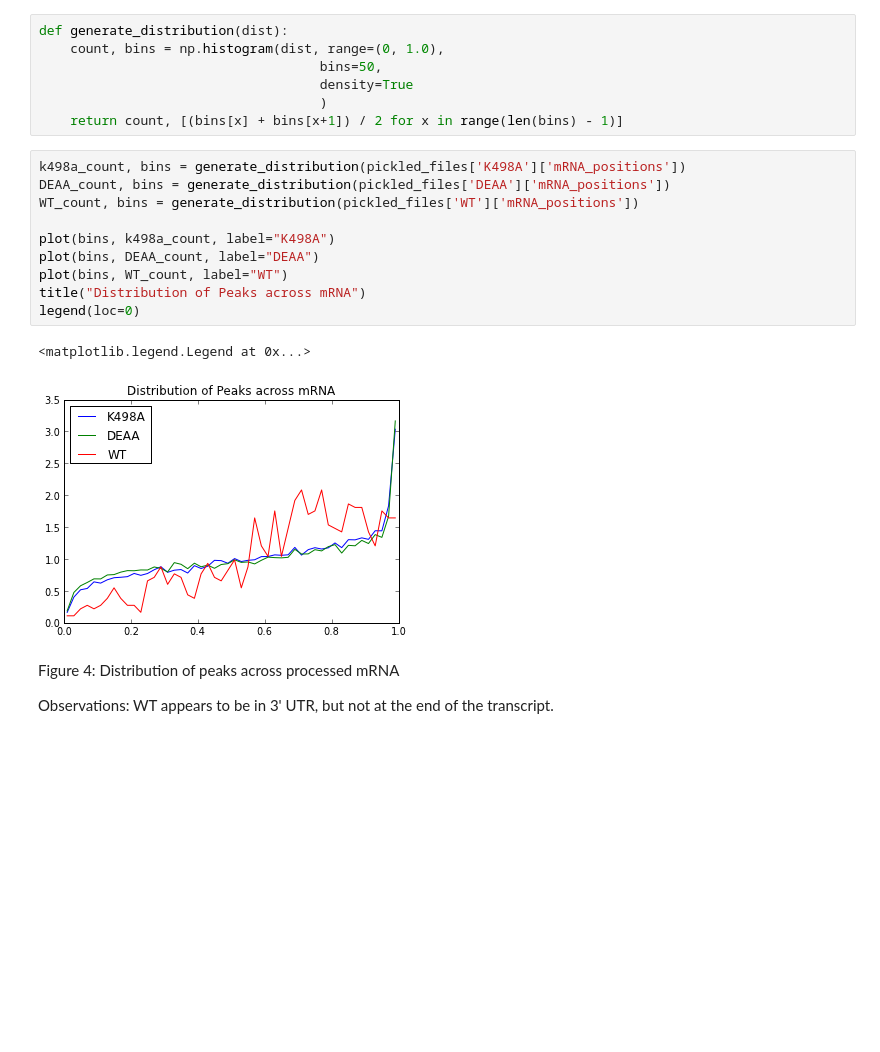
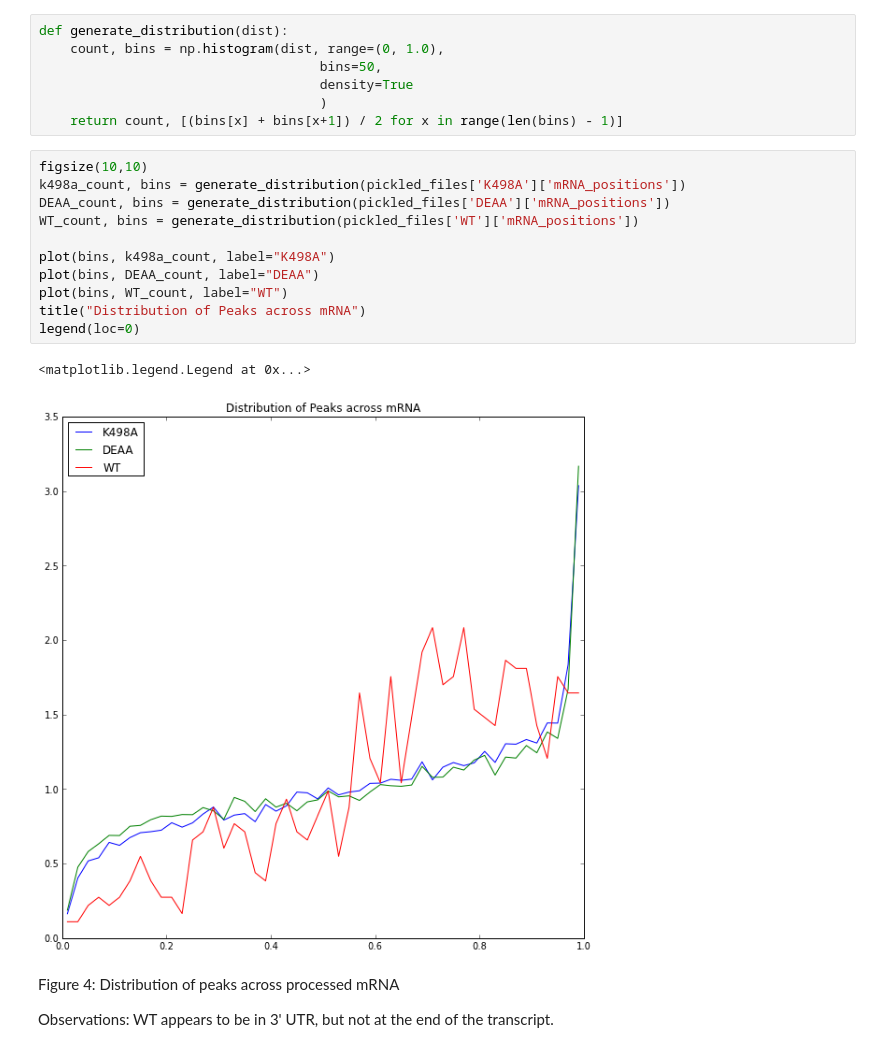
Before and after one commit to gpratt/iPython_Notebook, a Jupyter notebook: UPF1 Figure 1.ipynb, the cells around one changed output. Cells and saved outputs as stored; diff of their text form; blank space fills up the shorter version.

```diff
--- a/UPF1 Figure 1.ipynb
+++ b/UPF1 Figure 1.ipynb
@@ -134,18 +134,19 @@ def generate_distribution(dist):
                                     )
     return count, [(bins[x] + bins[x+1]) / 2 for x in range(len(bins) - 1)]
 # %%
+figsize(10,10)
 k498a_count, bins = generate_distribution(pickled_files['K498A']['mRNA_positions'])
 DEAA_count, bins = generate_distribution(pickled_files['DEAA']['mRNA_positions'])
 WT_count, bins = generate_distribution(pickled_files['WT']['mRNA_positions'])
 
 plot(bins, k498a_count, label="K498A")
 plot(bins, DEAA_count, label="DEAA")
 plot(bins, WT_count, label="WT")
 title("Distribution of Peaks across mRNA")
 legend(loc=0)
 # %% [output]
 <matplotlib.legend.Legend at 0x...>
-[figure, old version]
+[figure, new version]
 # %% [markdown]
 Figure 4: Distribution of peaks across processed mRNA
 
```
Also changed, not shown: parts of 14 cells of this notebook.
